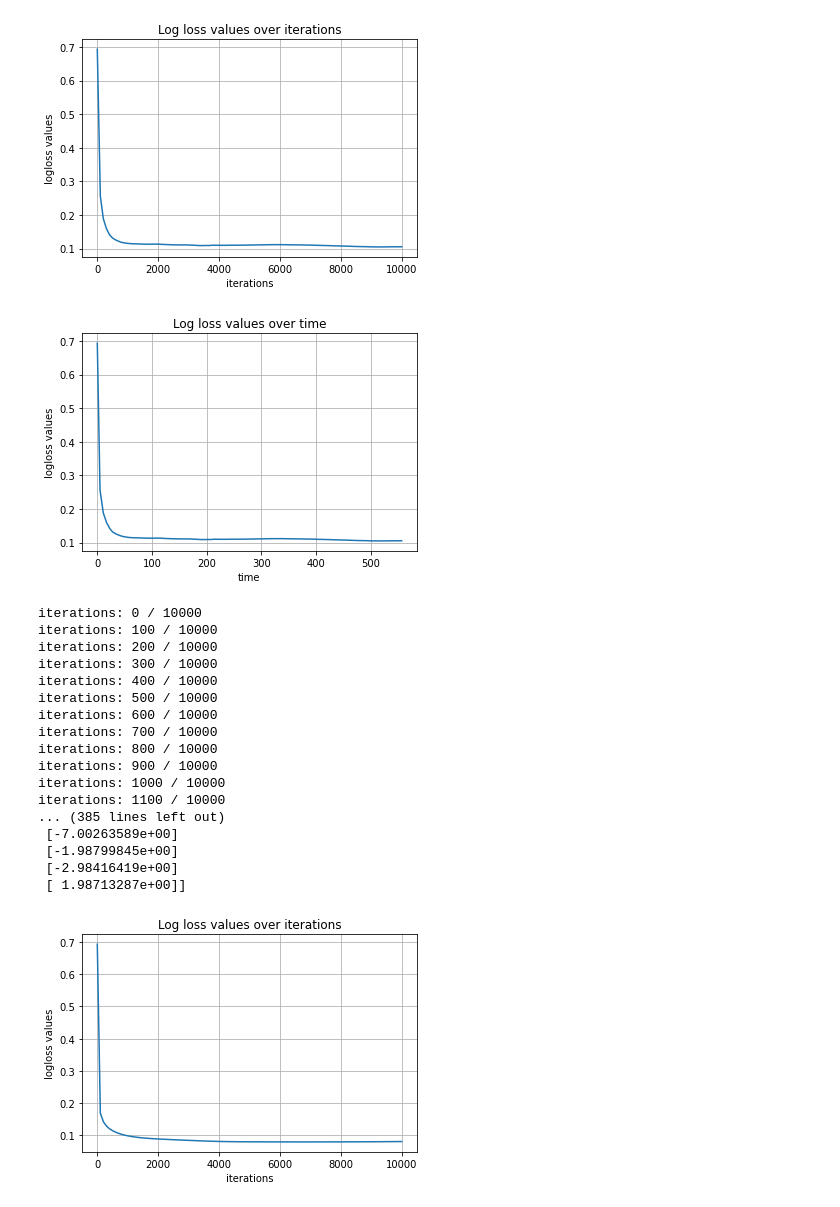
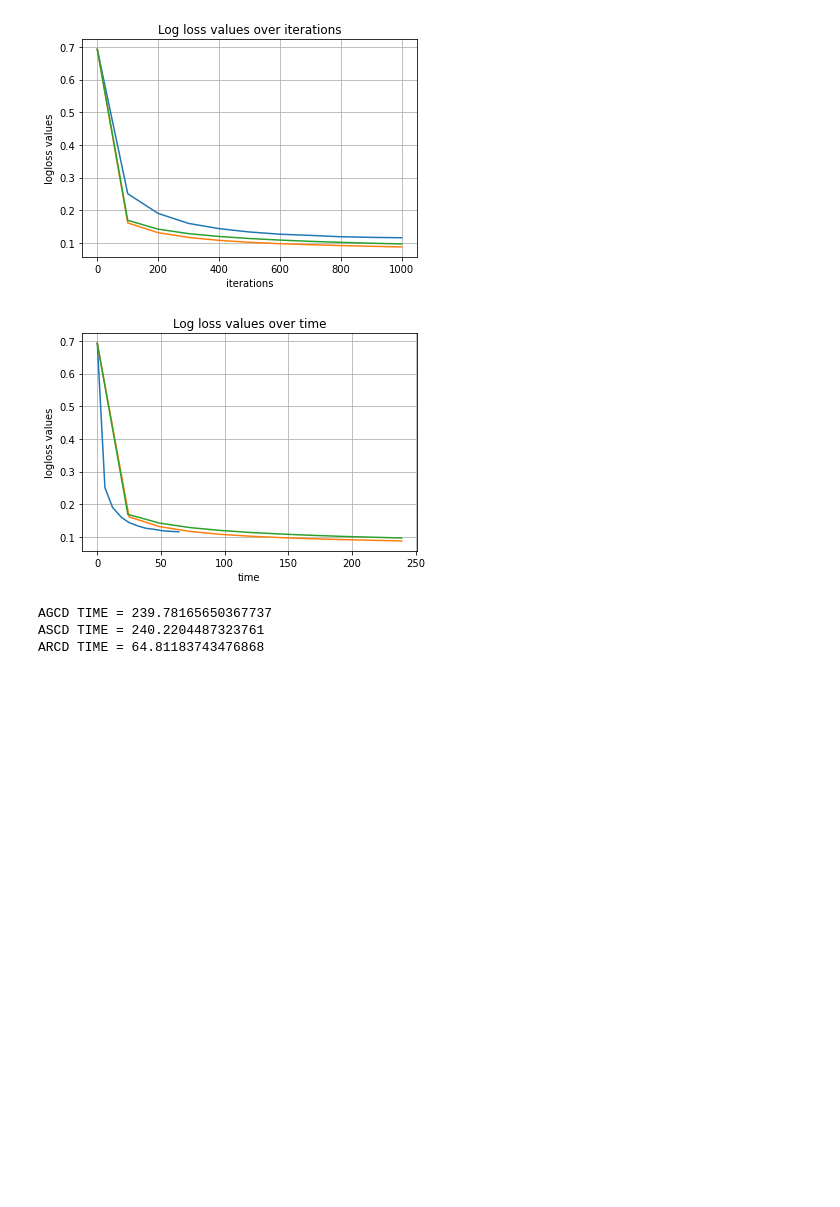
Before and after one commit to BlindBMan/Accelerating-Greedy-Coordinate-Descent-Methods, a Jupyter notebook: source/logreg.ipynb, the cells around one changed output. Saved outputs shown, nothing was run; the diff lists cells and outputs as text; code cells hidden in the pictures; blank space fills up the shorter version.

Commit message:
Plotting all three algorithms on the same graph

```diff
--- a/source/logreg.ipynb
+++ b/source/logreg.ipynb
@@ -170,7 +152,7 @@ def miu_strong_acc_cd(x0, miu, iter, gradient, partial_gradient, coord1, coord2,
 # rules functions used by the accelerated coord descent fw above:
 
 # choose a coordinate uniformly for the randomized cd / semi-greedy cd
-def uniform_choice(L, full_gradient):
+def uniform_choice(L, full_gradient=None):
     n, _ = L.shape
 
     return randint(0, n - 1)
@@ -220,21 +202,23 @@ L = compute_logloss_Lis(X_nonsparse_array, y)
 # print(L)
 
 
-def plot_values(xs, ys, x_label, y_label, figure_title, figure_filename):
+def prepare_graph(x_label, y_label, figure_title, figure_filename):
     fig, ax = plt.subplots()
-    ax.plot(xs, ys)
 
     ax.set(xlabel=x_label, ylabel=y_label,
         title=figure_title)
     ax.grid()
 
-    fig.savefig(figure_filename)
-    plt.show()
+    return fig, ax
+
+
+def plot_values(xs, ys, ax):
+    ax.plot(xs, ys)
 
 
 # iters - number of iterations
 # algo - the algorithm that is being run "agcd" or "ascd" or "arcd"
-def run_logloss_coord_descent(iters, algo):
+def run_logloss_coord_descent(iters, algo, ax_iters, ax_time):
     array_size = int(iters / 100 + 1)
     logloss_values = np.zeros(array_size)
     # logloss values at intervals of time
@@ -262,17 +246,45 @@ def run_logloss_coord_descent(iters, algo):
 
     total_time = time.time() - start_time
 
-    print(beta_opt)
-
     # Data for plotting
     xs_iters = np.arange(0, iters + 1, 100)
     xs_time = time_intervals
     ys = logloss_values
 
-    plot_values(xs_iters, ys, 'iterations', 'logloss values', 'Log loss values over iterations', "logloss_%s_%s_iters.png" % (algo, iters))
-    plot_values(xs_time, ys, 'time', 'logloss values', 'Log loss values over time', "logloss_%s_%s_%f.png" % (algo, iters, total_time))
+    plot_values(xs_iters, ys, ax_iters)
+    plot_values(xs_time, ys, ax_time)
+
+    return total_time
 
 
-run_logloss_coord_descent(10000, "arcd")
-run_logloss_coord_descent(10000, "ascd")
+# compare AGCD ARCD and ASCD
+def compare_algorithms(iters):
+    # Make two figures, one comparing the algos over iterations
+    # The other figure comparing the algorithm over time
+    fig_time_filename = "logloss_%s_time.png" % iters
+    fig_iters_filename = "logloss_%s_iters.png" % iters
+
+    fig_iters, ax_iters = prepare_graph('iterations', 'logloss values', 'Log loss values over iterations', fig_iters_filename)
+    fig_time, ax_time = prepare_graph('time', 'logloss values', 'Log loss values over time', fig_time_filename)
+
+    legend = ["ARCD", "AGCD", "ASCD"]
+    arcd_time = run_logloss_coord_descent(iters, "arcd", ax_iters, ax_time)
+    agcd_time = run_logloss_coord_descent(iters, "agcd", ax_iters, ax_time)
+    ascd_time = run_logloss_coord_descent(iters, "ascd", ax_iters, ax_time)
+
+    ax_time.legend(legend)
+    ax_iters.legend(legend)
+
+    # export the pngs
+    fig_time.savefig(fig_time_filename)
+    fig_iters.savefig(fig_iters_filename)
+
+    plt.show()
+
+    print(f'AGCD TIME = {agcd_time}')
+    print(f'ASCD TIME = {ascd_time}')
+    print(f'ARCD TIME = {arcd_time}')
+
+
+compare_algorithms(1000)
 # %% [output]
@@ -296,20 +308,5 @@ iterations: 1100 / 10000
-[figure, old version]
+[figure, new version]
-[figure, old version]
+[figure, new version]
-iterations: 0 / 10000
-iterations: 100 / 10000
-iterations: 200 / 10000
-iterations: 300 / 10000
-iterations: 400 / 10000
-iterations: 500 / 10000
-iterations: 600 / 10000
-iterations: 700 / 10000
-iterations: 800 / 10000
-iterations: 900 / 10000
-iterations: 1000 / 10000
-iterations: 1100 / 10000
-... (385 lines left out)
- [-7.00263589e+00]
- [-1.98799845e+00]
- [-2.98416419e+00]
- [ 1.98713287e+00]]
+AGCD TIME = 239.78165650367737
+ASCD TIME = 240.2204487323761
+ARCD TIME = 64.81183743476868
-[figure, removed]
```
Also changed, not shown: parts of 2 cells of this notebook, 9 other files.
